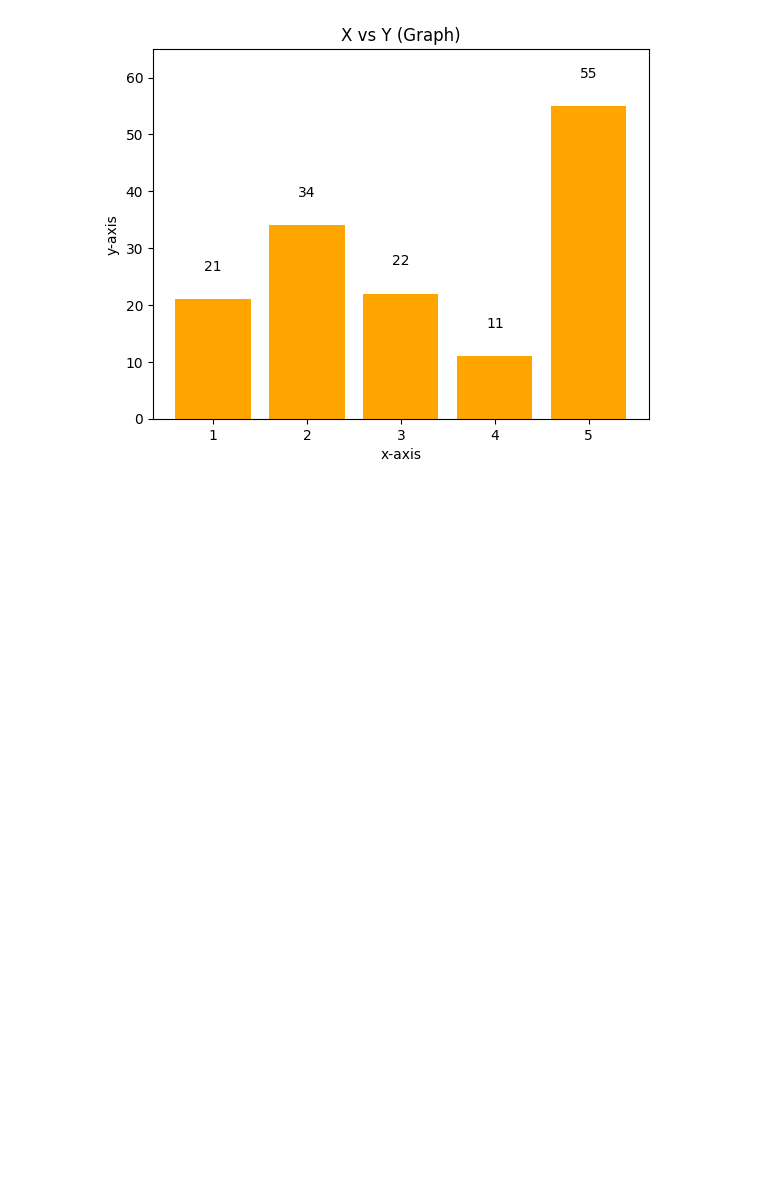
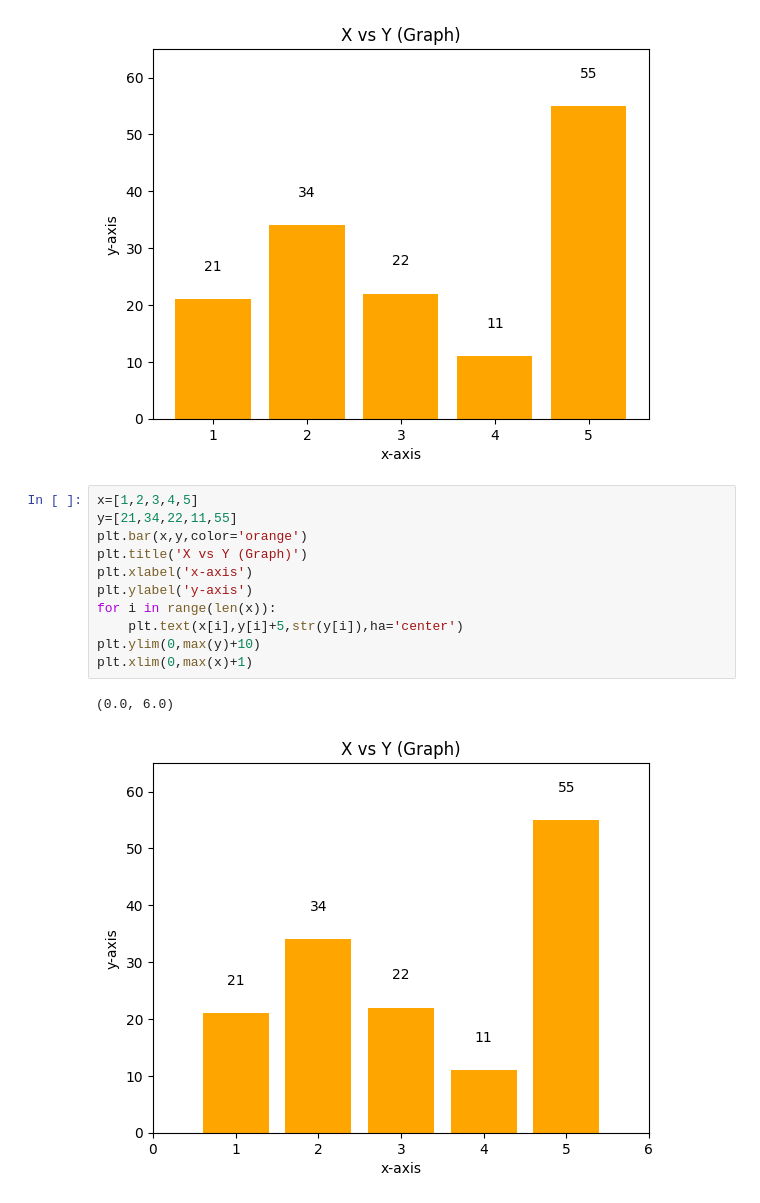
Before and after one commit to Shayan1064/machine-learning-journey, a Jupyter notebook: Day 9/Untitled.ipynb, the cells around one changed output. Cells and saved outputs as stored; diff of their text form; blank space fills up the shorter version.

```diff
--- a/Day 9/Untitled.ipynb
+++ b/Day 9/Untitled.ipynb
@@ -66,3 +66,17 @@ plt.ylim(0,max(y)+10)
 # %% [output]
 (0.0, 65.0)
 [figure]
+# %%
+x=[1,2,3,4,5]
+y=[21,34,22,11,55]
+plt.bar(x,y,color='orange')
+plt.title('X vs Y (Graph)')
+plt.xlabel('x-axis')
+plt.ylabel('y-axis')
+for i in range(len(x)):
+    plt.text(x[i],y[i]+5,str(y[i]),ha='center')
+plt.ylim(0,max(y)+10)
+plt.xlim(0,max(x)+1)
+# %% [output]
+(0.0, 6.0)
+[figure, added]
```
